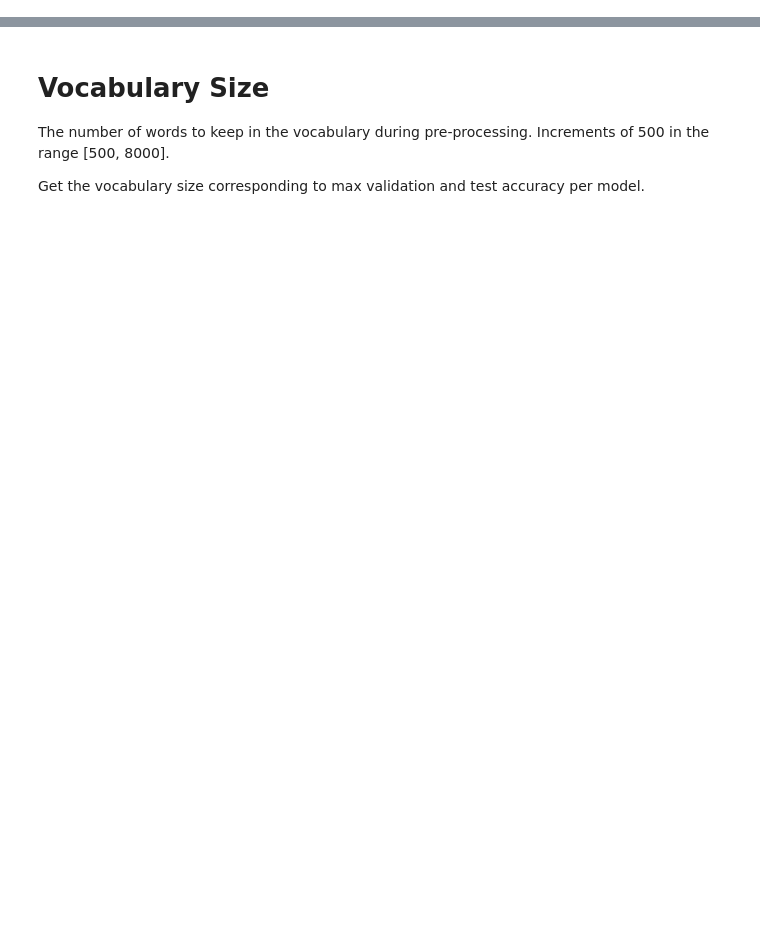
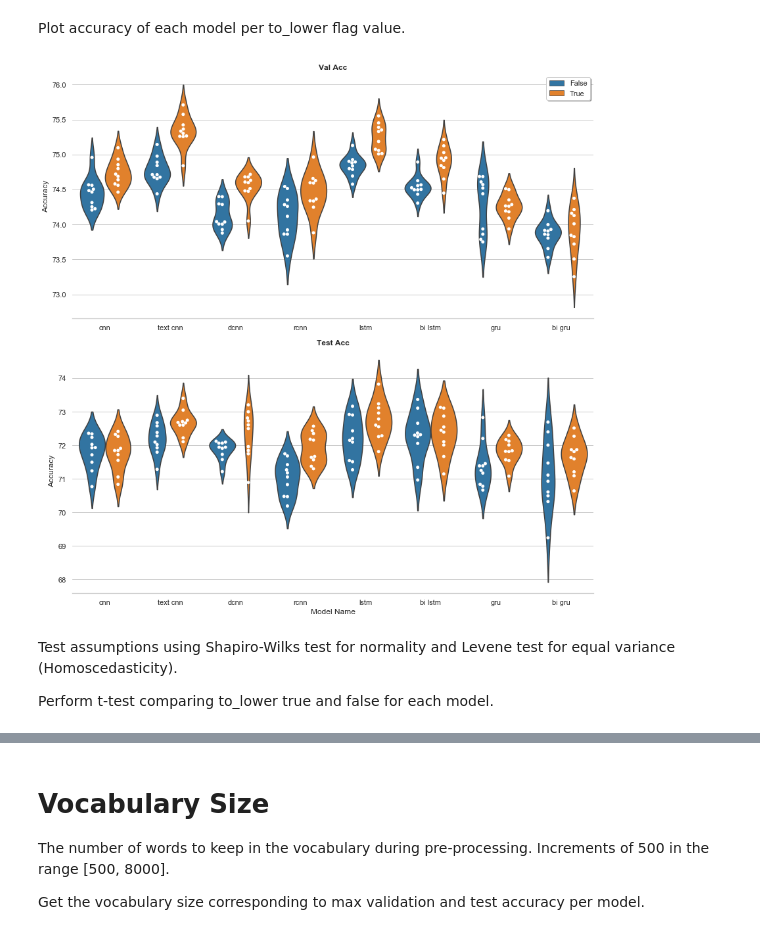
Before and after one commit to NathanDuran/Sentence-Encoding-for-DA-Classification, a Jupyter notebook: data_processing/results.ipynb, the cells around one changed output, grey strips where cells are left out. Saved outputs shown, nothing was run; the diff lists cells and outputs as text; code cells hidden in the pictures; blank space fills up the shorter version.

Commit message:
Finish To Lower Results

```diff
--- a/data_processing/results.ipynb
+++ b/data_processing/results.ipynb
@@ -15,0 +101,15 @@ text_data = [line.decode('utf-8').rstrip('\r\n') for line in urlopen(base_url +
+# %%
+# Name of the experiment parameter for comparison
+exp_param = 'to_lower'
+
+# Load punctuation experiment data
+lcase_data = load_dataframe(os.path.join(task_name, exp_param, exp_param + '_data.csv'))
+lcase_mean_data = load_dataframe(os.path.join(task_name, exp_param, exp_param + '_mean_data.csv'))
+
+# Get the max values for each model
+print("Best validation accuracy in mean data:")
+print(lcase_mean_data.loc[[lcase_mean_data['val_acc'].idxmax()], ['model_name', exp_param, 'val_acc', 'val_acc_std']])
+print("Best test accuracy in mean data:")
+print(lcase_mean_data.loc[[lcase_mean_data['test_acc'].idxmax()], ['model_name', exp_param, 'test_acc', 'test_acc_std', 'f1_micro', 'f1_micro_std']])
+lcase_data_max = get_max(lcase_mean_data, [exp_param])
+lcase_data_max
@@ -15,0 +132,19 @@ text_data = [line.decode('utf-8').rstrip('\r\n') for line in urlopen(base_url +
+# %% [markdown]
+Plot accuracy of each model per to_lower flag value.
+# %%
+# TODO remove test data
+# Get test and validation accuracy for each model
+lcase_acc_data = lcase_data.drop(lcase_data.columns.difference(['model_name', exp_param, 'val_acc', 'test_acc']), axis=1)
+lcase_acc_data = lcase_acc_data.rename(columns={'val_acc': 'Val Acc', 'test_acc': 'Test Acc'})
+lcase_acc_data = lcase_acc_data.melt(id_vars=['model_name', exp_param])
+
+g, fig = plot_facetgrid(lcase_acc_data, x="model_name", y="value", hue=exp_param, col='variable', kind='swarm_violin',
+                            num_legend_col=1, y_label='Accuracy', x_label='Model Name',
+                            share_y=False, num_col=1, dodge=True, colour='default')
+# g.savefig(os.path.join(task_name, exp_param ,exp_param + '_accuracy.png'))
+# %% [output]
+[figure, added]
+# %% [markdown]
+Test assumptions using Shapiro-Wilks test for normality and Levene test for equal variance (Homoscedasticity).
+
+Perform t-test comparing to_lower true and false for each model.
```
Also changed, not shown: parts of 38 cells of this notebook, 6 other files.
